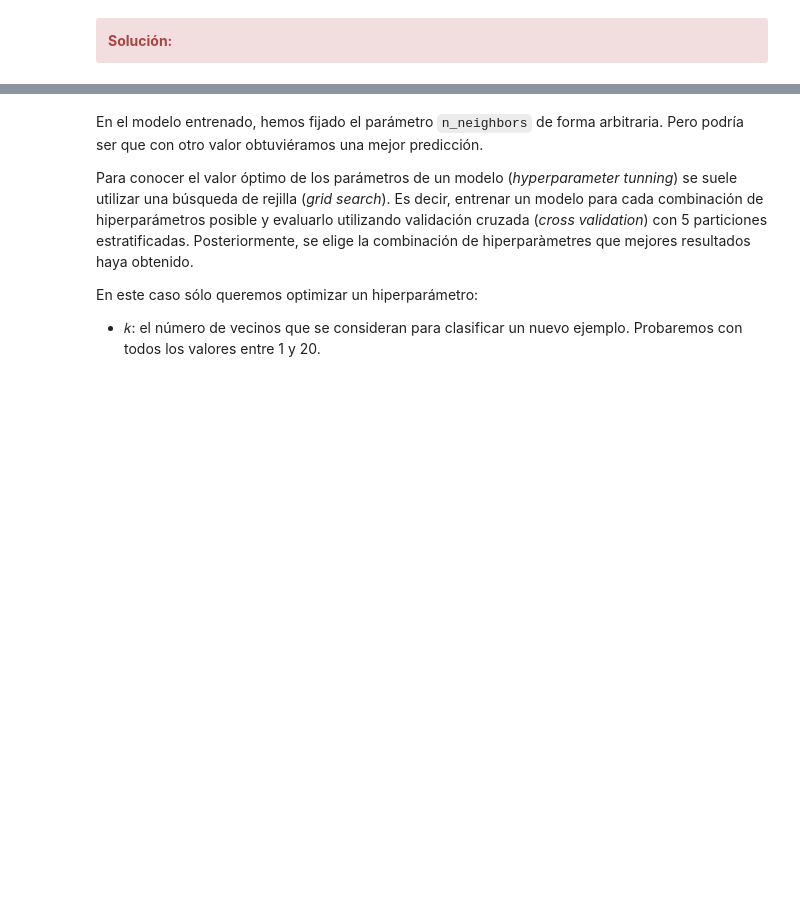
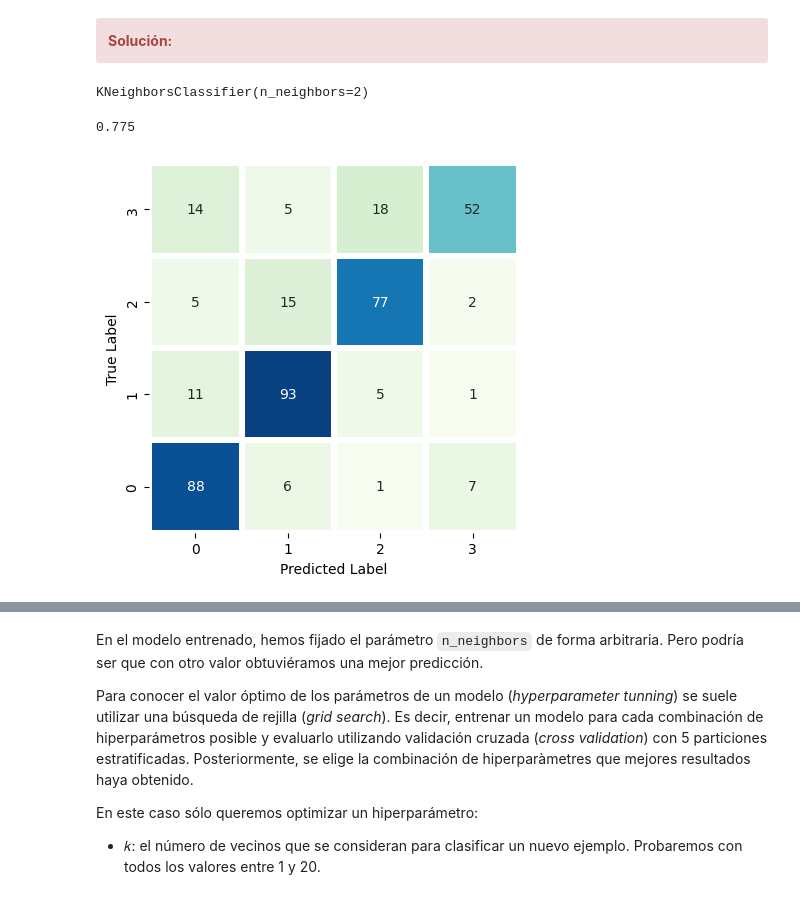
Before and after one commit to JDS1975/M-todos-supervisados, a Jupyter notebook: 20222_M2_855_PEC3_Enunciado.ipynb, the cells around one changed output, grey strips where cells are left out. Cells and saved outputs as stored; diff of their text form; code cells hidden in the pictures; blank space fills up the shorter version.

```diff
--- a/20222_M2_855_PEC3_Enunciado.ipynb
+++ b/20222_M2_855_PEC3_Enunciado.ipynb
@@ -373,3 +373,8 @@ Si al entrenar el clasificador sale un warning y lo quieres ignorar, ejecuta el
 # %%
 import warnings
 warnings.filterwarnings('ignore', message='^.*will change.*$', category=FutureWarning)
+# %%
+model = KNeighborsClassifier(n_neighbors=2)
+model.fit(X_train,y_train)
+# %% [output]
+KNeighborsClassifier(n_neighbors=2)
@@ -375,0 +383,8 @@ warnings.filterwarnings('ignore', message='^.*will change.*$', category=FutureWa
+# %%
+accuracy_score(y_test, y_pred)
+# %% [output]
+0.775
+# %%
+matriz_confusion(model.fit(X_train,y_train), X_test, y_test)
+# %% [output]
+[figure, added]
```
Also changed, not shown: parts of 2 cells of this notebook.
